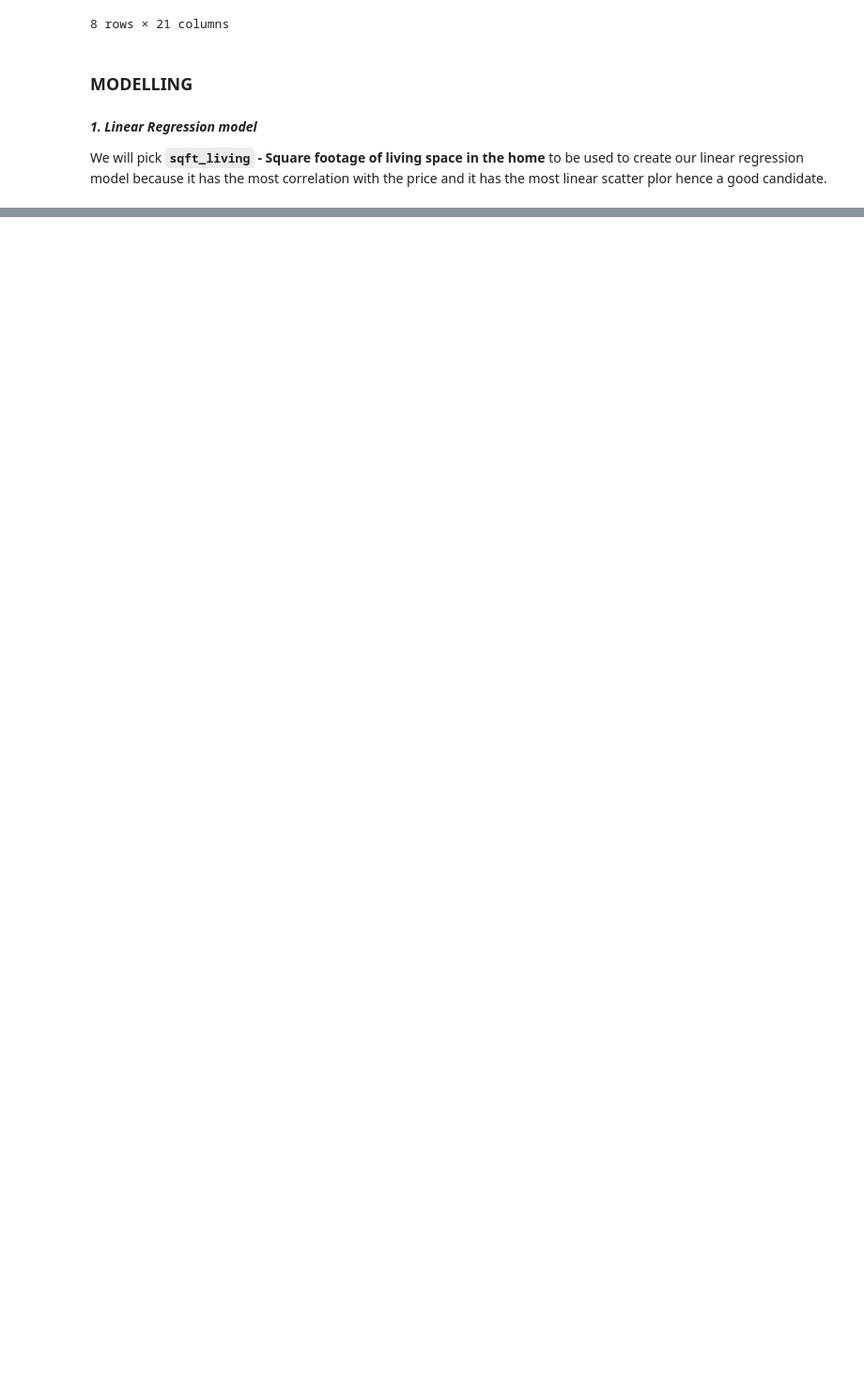
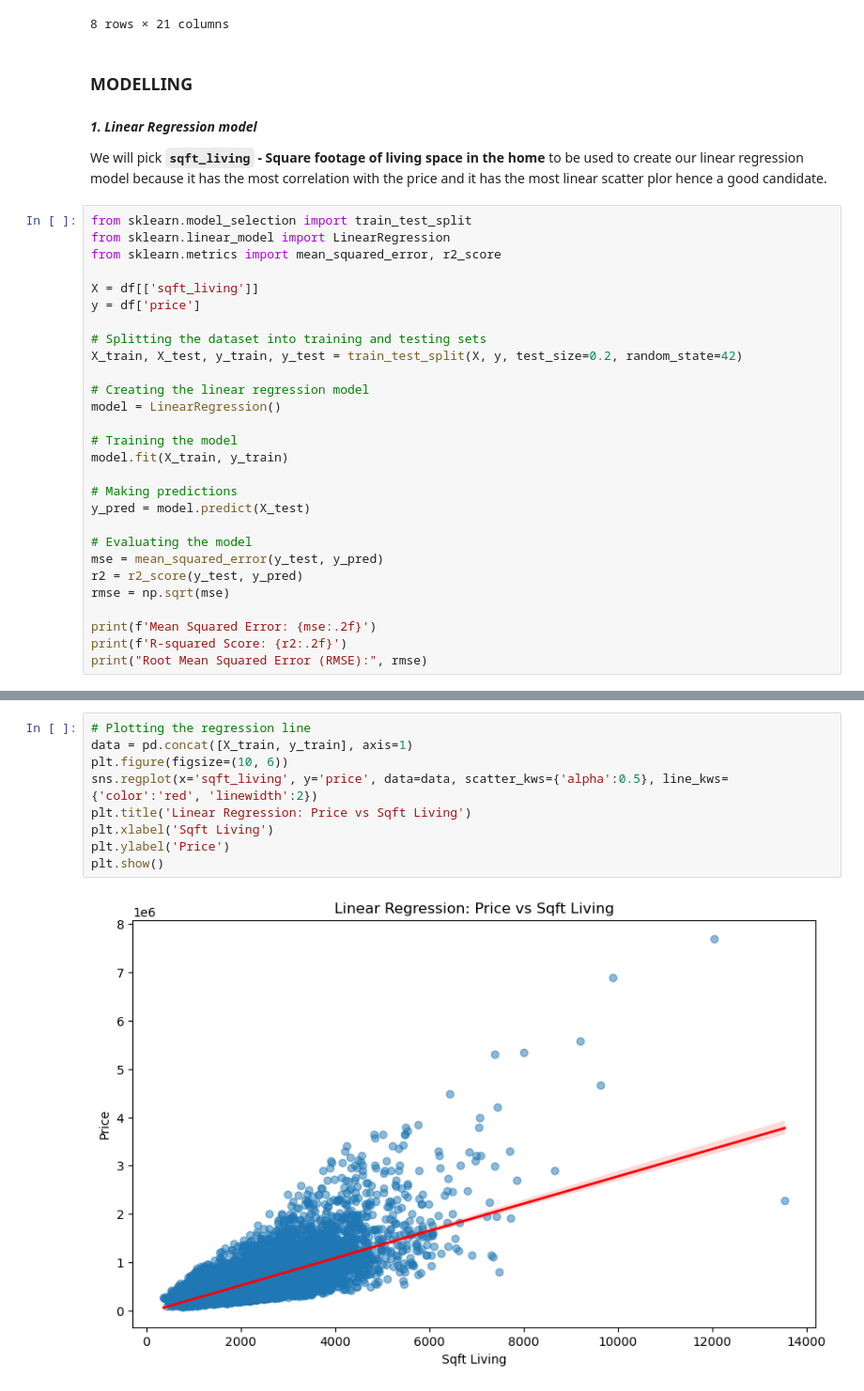
Before and after one commit to JEr1yAnalst/dsc-phase-2project_group7, a Jupyter notebook: student.ipynb, the cells around one changed output, grey strips where cells are left out. Shown: that part at 94% size. Saved outputs shown, nothing was run; the diff lists cells and outputs as text; blank space fills up the shorter version.

Commit message:
Linear Regression model

```diff
--- a/student.ipynb
+++ b/student.ipynb
@@ -686,3 +686,31 @@ df.describe()
 ***1. Linear Regression model***
 
 We will pick **`sqft_living` - Square footage of living space in the home** to be used to create our linear regression model because it has the most correlation with the price and it has the most linear scatter plor hence a good candidate.
+# %%
+from sklearn.model_selection import train_test_split
+from sklearn.linear_model import LinearRegression
+from sklearn.metrics import mean_squared_error, r2_score
+
+X = df[['sqft_living']]
+y = df['price']
+
+# Splitting the dataset into training and testing sets
+X_train, X_test, y_train, y_test = train_test_split(X, y, test_size=0.2, random_state=42)
+
+# Creating the linear regression model
+model = LinearRegression()
+
+# Training the model
+model.fit(X_train, y_train)
+
+# Making predictions
+y_pred = model.predict(X_test)
+
+# Evaluating the model
+mse = mean_squared_error(y_test, y_pred)
+r2 = r2_score(y_test, y_pred)
+rmse = np.sqrt(mse)
+
+print(f'Mean Squared Error: {mse:.2f}')
+print(f'R-squared Score: {r2:.2f}')
+print("Root Mean Squared Error (RMSE):", rmse)
@@ -688,0 +752,11 @@ We will pick **`sqft_living` - Square footage of living space in the home** to b
+# %%
+# Plotting the regression line
+data = pd.concat([X_train, y_train], axis=1)
+plt.figure(figsize=(10, 6))
+sns.regplot(x='sqft_living', y='price', data=data, scatter_kws={'alpha':0.5}, line_kws={'color':'red', 'linewidth':2})
+plt.title('Linear Regression: Price vs Sqft Living')
+plt.xlabel('Sqft Living')
+plt.ylabel('Price')
+plt.show()
+# %% [output]
+[figure, added]
```
Also changed, not shown: parts of 26 cells of this notebook.
